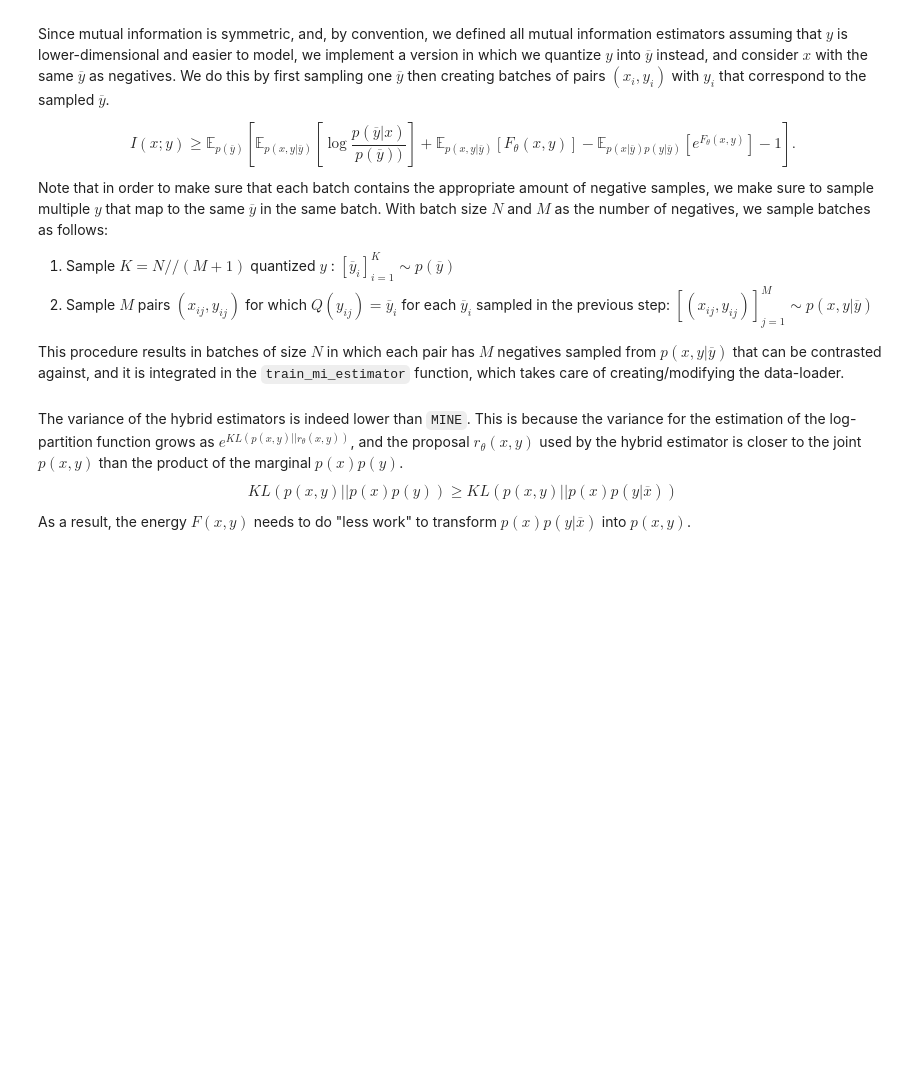
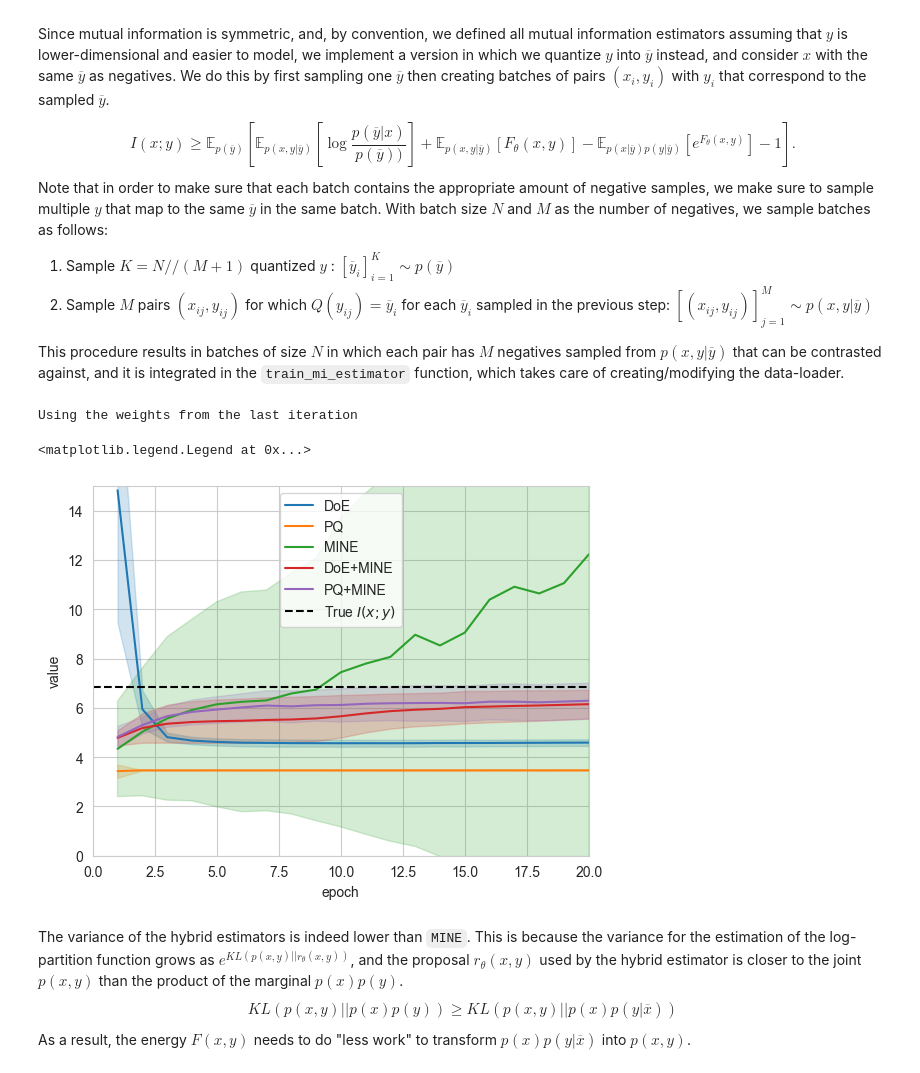
Before and after one commit to mfederici/torch-mist, a Jupyter notebook: docs/notebooks/hybrid.ipynb, the cells around one changed output. Saved outputs shown, nothing was run; the diff lists cells and outputs as text; code cells hidden in the pictures; blank space fills up the shorter version.

```diff
--- a/docs/notebooks/hybrid.ipynb
+++ b/docs/notebooks/hybrid.ipynb
@@ -142,7 +145,7 @@ estimators['MINE'] = mine(
 
 mine_log = train_mi_estimator(
     estimator=estimators['MINE'],
-    data=samples,
+    train_data=samples,
     **train_parameters
 )
 
@@ -200,16 +205,12 @@ from copy import deepcopy
 # will focus on training the MINE estimator with negatives drawn from r(y|x) instead of p(y).
 estimators['DoE+MINE'] = ResampledHybridMIEstimator(
     generative_estimator=freeze(estimators['DoE']),
-    discriminative_estimator=train_mi_estimator(
-        estimator=estimators['MINE'],
-        data=samples,
-        **train_parameters
-    )
+    discriminative_estimator=deepcopy(estimators['MINE'])
 )
 
 hybrid_log = train_mi_estimator(
     estimator=estimators['DoE+MINE'],
-    data=samples,
+    train_data=samples,
     **train_parameters
 )
 
@@ -266,18 +270,23 @@ estimators['PQ+MINE'] = hybrid_pq(
 # for which Q(y_i) is the same for the whole batch
 hybrid_log = train_mi_estimator(
     estimator=estimators['PQ+MINE'],
-    data=samples,
+    train_data=samples,
     **train_parameters
 )
 
 hybrid_log['estimator'] = 'PQ+MINE'
 log = pd.concat([log, hybrid_log])
+# %% [output]
+Using the weights from the last iteration
 # %%
-sns.lineplot(log[log['name']=='log_ratio'], x='epoch', y='mean', hue='estimator', errorbar='sd')
+sns.lineplot(log[log['name']=='log_ratio/mean'], x='epoch', y='value', hue='estimator', errorbar='sd')
 plt.axhline(y=true_mi, ls='--', color='k', label='True $I(x;y)$')
 plt.ylim(0,15)
 plt.xlim(0,20)
 plt.legend()
+# %% [output]
+<matplotlib.legend.Legend at 0x...>
+[figure, added]
 # %% [markdown]
 The variance of the hybrid  estimators is indeed lower than `MINE`. This is because the variance for the estimation of the log-partition function grows as $e^{KL(p(x,y)||r_\theta(x,y))}$, and the proposal $r_\theta(x,y)$ used by the hybrid estimator is closer to the joint $p(x,y)$ than the product of the marginal $p(x)p(y)$.
 $$
```
Also changed, not shown: parts of 11 cells of this notebook, 12 other files.
